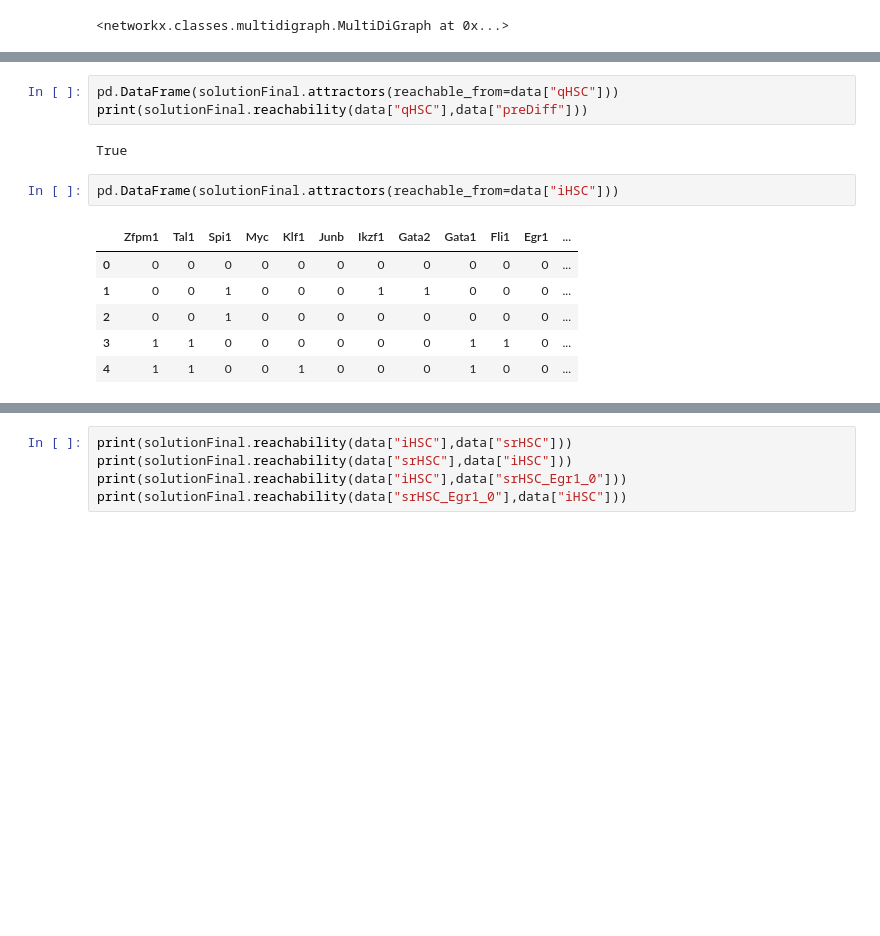
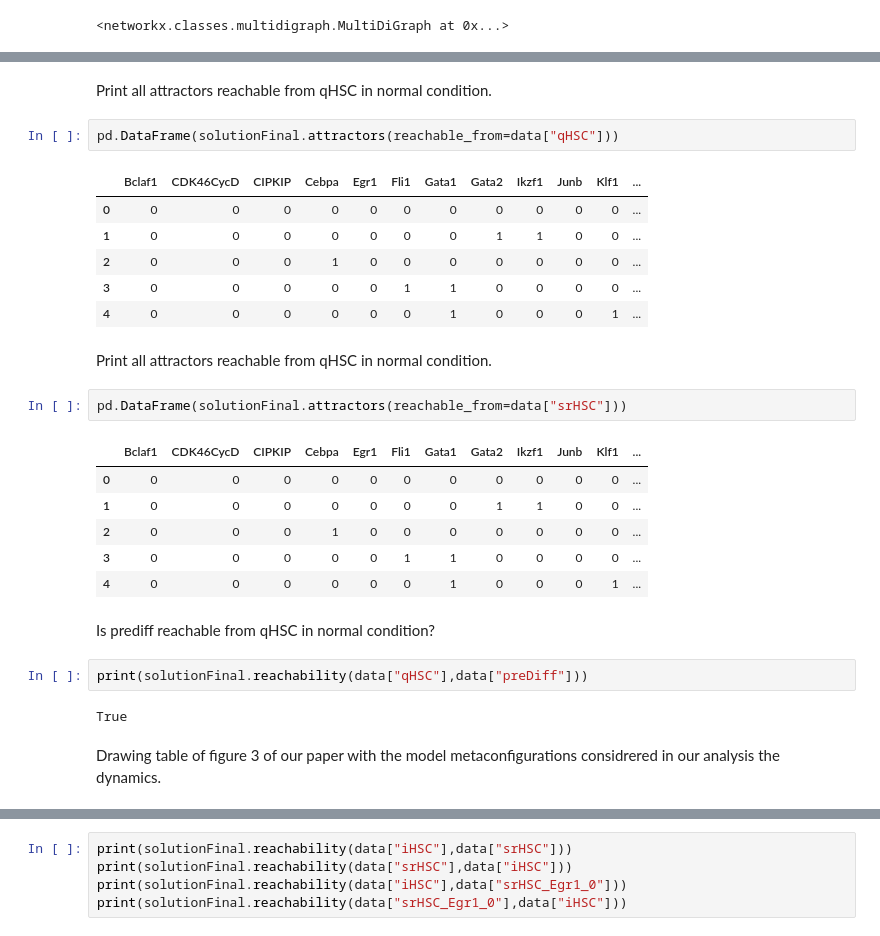
Before and after one commit to leonardHerault/scRNA_infer, a Jupyter notebook: report/reportBonesis.ipynb, the cells around one changed output, grey strips where cells are left out. Drawn from its saved outputs; the diff is of its cells as text; blank space fills up the shorter version.

```diff
--- a/report/reportBonesis.ipynb
+++ b/report/reportBonesis.ipynb
@@ -347,15 +387,31 @@ solutionFinal.influence_graph()
+# %% [markdown]
+Print all attractors reachable from qHSC in normal condition.
 # %%
 pd.DataFrame(solutionFinal.attractors(reachable_from=data["qHSC"]))
-print(solutionFinal.reachability(data["qHSC"],data["preDiff"]))
 # %% [output]
-True
+|  | Bclaf1 | CDK46CycD | CIPKIP | Cebpa | Egr1 | Fli1 | Gata1 | Gata2 | Ikzf1 | Junb | Klf1 | ... |
+| 0 | 0 | 0 | 0 | 0 | 0 | 0 | 0 | 0 | 0 | 0 | 0 | ... |
+| 1 | 0 | 0 | 0 | 0 | 0 | 0 | 0 | 1 | 1 | 0 | 0 | ... |
+| 2 | 0 | 0 | 0 | 1 | 0 | 0 | 0 | 0 | 0 | 0 | 0 | ... |
+| 3 | 0 | 0 | 0 | 0 | 0 | 1 | 1 | 0 | 0 | 0 | 0 | ... |
+| 4 | 0 | 0 | 0 | 0 | 0 | 0 | 1 | 0 | 0 | 0 | 1 | ... |
+# %% [markdown]
+Print all attractors reachable from qHSC in normal condition.
 # %%
-pd.DataFrame(solutionFinal.attractors(reachable_from=data["iHSC"]))
+pd.DataFrame(solutionFinal.attractors(reachable_from=data["srHSC"]))
 # %% [output]
-|  | Zfpm1 | Tal1 | Spi1 | Myc | Klf1 | Junb | Ikzf1 | Gata2 | Gata1 | Fli1 | Egr1 | ... |
+|  | Bclaf1 | CDK46CycD | CIPKIP | Cebpa | Egr1 | Fli1 | Gata1 | Gata2 | Ikzf1 | Junb | Klf1 | ... |
 | 0 | 0 | 0 | 0 | 0 | 0 | 0 | 0 | 0 | 0 | 0 | 0 | ... |
-| 1 | 0 | 0 | 1 | 0 | 0 | 0 | 1 | 1 | 0 | 0 | 0 | ... |
-| 2 | 0 | 0 | 1 | 0 | 0 | 0 | 0 | 0 | 0 | 0 | 0 | ... |
-| 3 | 1 | 1 | 0 | 0 | 0 | 0 | 0 | 0 | 1 | 1 | 0 | ... |
-| 4 | 1 | 1 | 0 | 0 | 1 | 0 | 0 | 0 | 1 | 0 | 0 | ... |
+| 1 | 0 | 0 | 0 | 0 | 0 | 0 | 0 | 1 | 1 | 0 | 0 | ... |
+| 2 | 0 | 0 | 0 | 1 | 0 | 0 | 0 | 0 | 0 | 0 | 0 | ... |
+| 3 | 0 | 0 | 0 | 0 | 0 | 1 | 1 | 0 | 0 | 0 | 0 | ... |
+| 4 | 0 | 0 | 0 | 0 | 0 | 0 | 1 | 0 | 0 | 0 | 1 | ... |
+# %% [markdown]
+Is prediff reachable from qHSC in normal condition?
+# %%
+print(solutionFinal.reachability(data["qHSC"],data["preDiff"]))
+# %% [output]
+True
+# %% [markdown]
+Drawing table of figure 3 of our paper with the model metaconfigurations considrered in our analysis the dynamics.
 # %%
```
Also changed, not shown: parts of 87 cells of this notebook.
